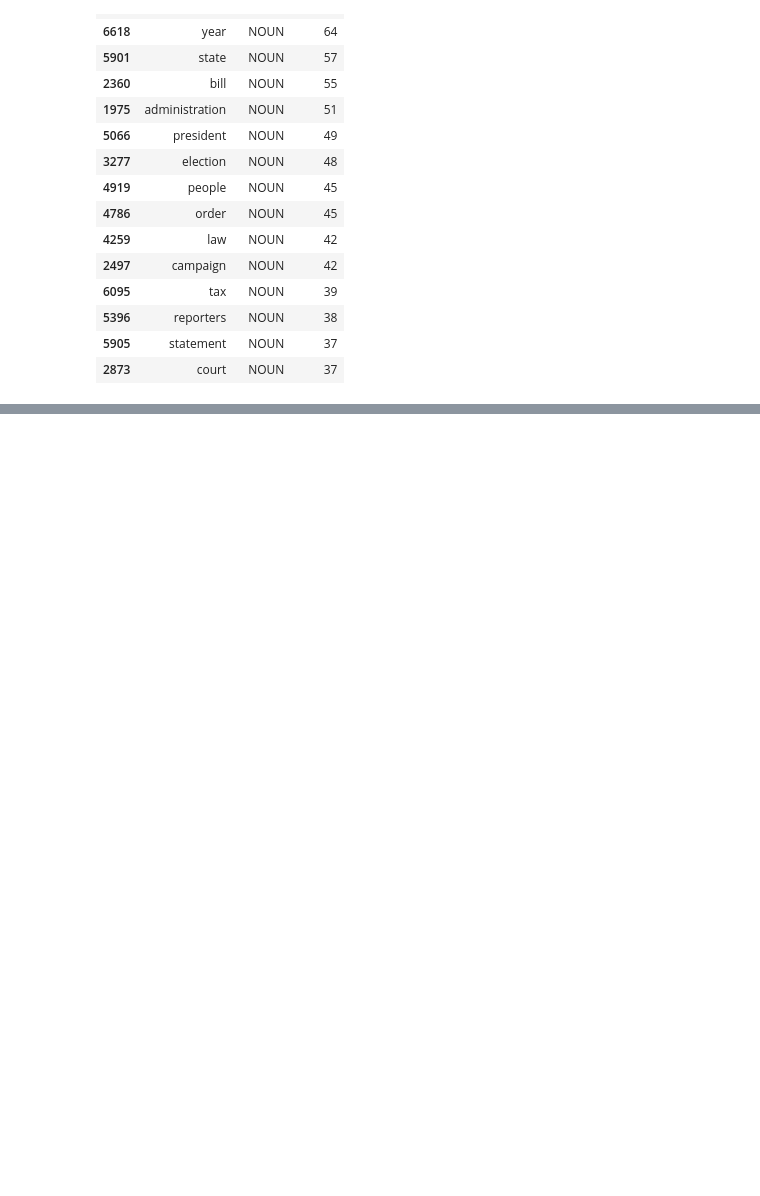
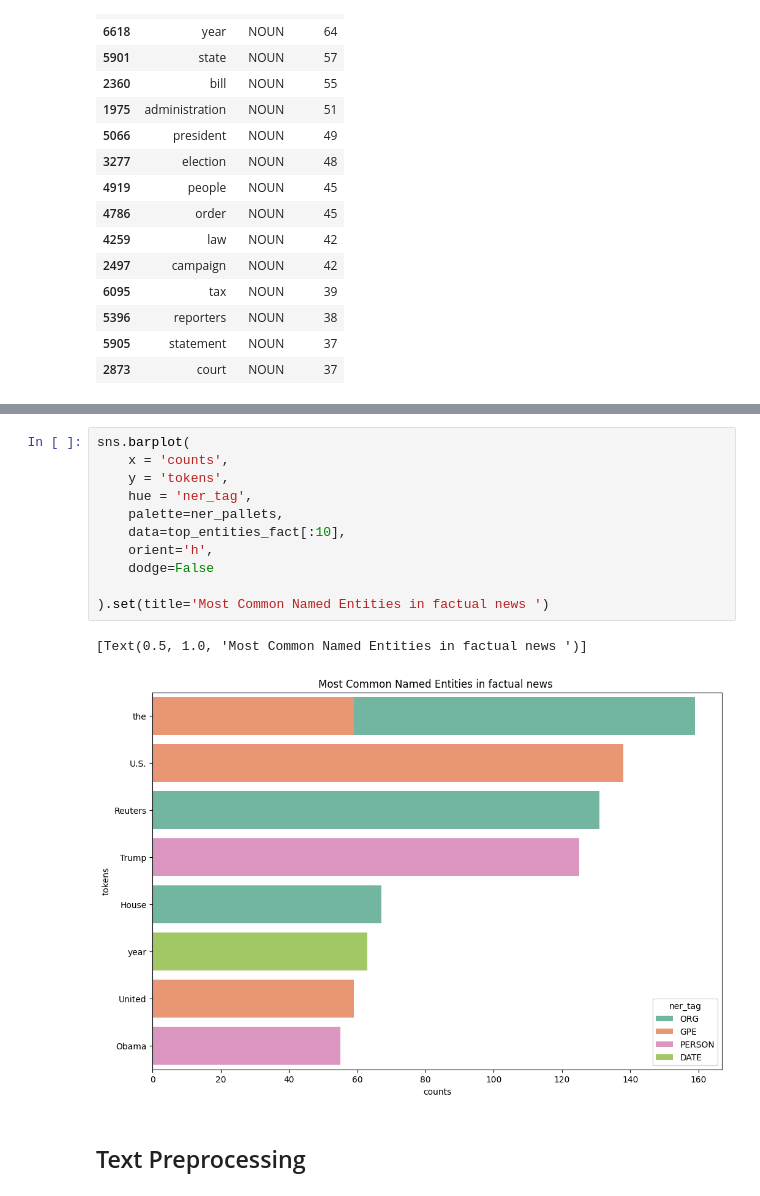
Before and after one commit to akaskumar12/Fake_news_classifier, a Jupyter notebook: main.ipynb, the cells around one changed output, grey strips where cells are left out. Saved outputs shown, nothing was run; the diff lists cells and outputs as text; blank space fills up the shorter version.

```diff
--- a/main.ipynb
+++ b/main.ipynb
@@ -203,0 +245,16 @@ pos_count_fact[pos_count_fact.pos_tag == 'NOUN'][:15]
+# %%
+sns.barplot(
+    x = 'counts',
+    y = 'tokens',
+    hue = 'ner_tag',
+    palette=ner_pallets,
+    data=top_entities_fact[:10],
+    orient='h',
+    dodge=False
+
+).set(title='Most Common Named Entities in factual news ')
+# %% [output]
+[Text(0.5, 1.0, 'Most Common Named Entities in factual news ')]
+[figure, added]
+# %% [markdown]
+## Text Preprocessing
```
Also changed, not shown: parts of 43 cells of this notebook, 43 other files.
